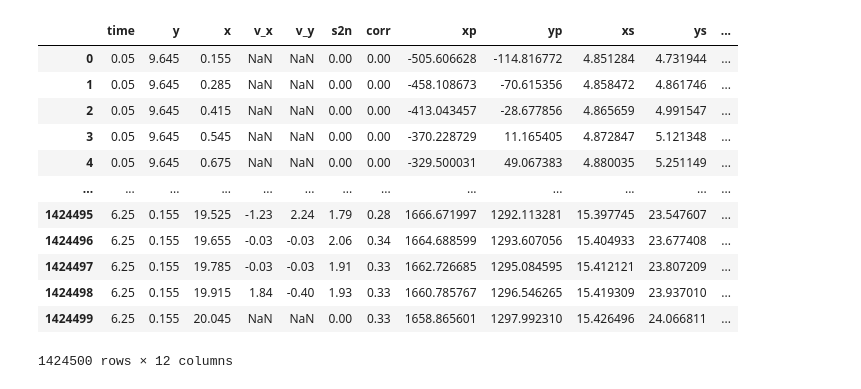
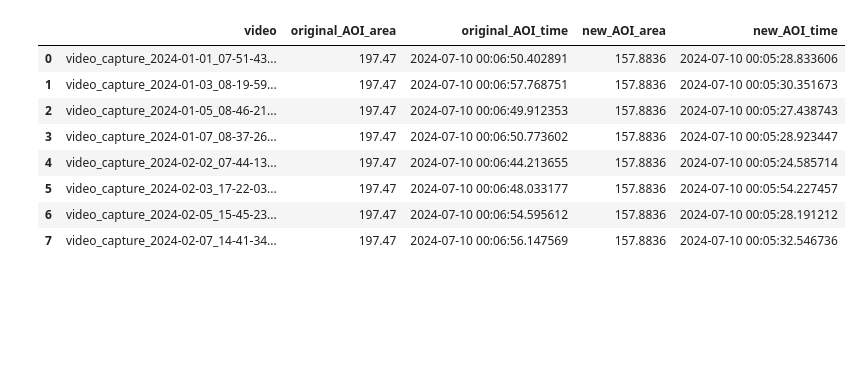
Before and after one commit to hfluke/PIV_UWRL, a Jupyter notebook: trash.ipynb, the cells around one changed output. Drawn from its saved outputs; the diff is of its cells as text; code cells hidden in the pictures; blank space fills up the shorter version.

Commit message:
reorganizing; restricting AOI for faster video processing

```diff
--- a/trash.ipynb
+++ b/trash.ipynb
@@ -24,16 +6,15 @@ df['velocity'] = [np.sqrt(x**2 + y**2) for x, y in zip(df['xs'], df['ys'])]
-# %%
-df
-# %% [output]
-|  | time | y | x | v_x | v_y | s2n | corr | xp | yp | xs | ys | ... |
-| 0 | 0.05 | 9.645 | 0.155 | NaN | NaN | 0.00 | 0.00 | -505.606628 | -114.816772 | 4.851284 | 4.731944 | ... |
-| 1 | 0.05 | 9.645 | 0.285 | NaN | NaN | 0.00 | 0.00 | -458.108673 | -70.615356 | 4.858472 | 4.861746 | ... |
-| 2 | 0.05 | 9.645 | 0.415 | NaN | NaN | 0.00 | 0.00 | -413.043457 | -28.677856 | 4.865659 | 4.991547 | ... |
-| 3 | 0.05 | 9.645 | 0.545 | NaN | NaN | 0.00 | 0.00 | -370.228729 | 11.165405 | 4.872847 | 5.121348 | ... |
-| 4 | 0.05 | 9.645 | 0.675 | NaN | NaN | 0.00 | 0.00 | -329.500031 | 49.067383 | 4.880035 | 5.251149 | ... |
-| ... | ... | ... | ... | ... | ... | ... | ... | ... | ... | ... | ... | ... |
-| 1424495 | 6.25 | 0.155 | 19.525 | -1.23 | 2.24 | 1.79 | 0.28 | 1666.671997 | 1292.113281 | 15.397745 | 23.547607 | ... |
-| 1424496 | 6.25 | 0.155 | 19.655 | -0.03 | -0.03 | 2.06 | 0.34 | 1664.688599 | 1293.607056 | 15.404933 | 23.677408 | ... |
-| 1424497 | 6.25 | 0.155 | 19.785 | -0.03 | -0.03 | 1.91 | 0.33 | 1662.726685 | 1295.084595 | 15.412121 | 23.807209 | ... |
-| 1424498 | 6.25 | 0.155 | 19.915 | 1.84 | -0.40 | 1.93 | 0.33 | 1660.785767 | 1296.546265 | 15.419309 | 23.937010 | ... |
-| 1424499 | 6.25 | 0.155 | 20.045 | NaN | NaN | 0.00 | 0.33 | 1658.865601 | 1297.992310 | 15.426496 | 24.066811 | ... |
-1424500 rows × 12 columns
+# %%
+df = pd.read_csv('AOI_analysis.csv')
+df.original_AOI_time = pd.to_datetime(df.original_AOI_time)
+df.new_AOI_time = pd.to_datetime(df.new_AOI_time)
+df
+# %% [output]
+|  | video | original_AOI_area | original_AOI_time | new_AOI_area | new_AOI_time |
+| 0 | video_capture_2024-01-01_07-51-43... | 197.47 | 2024-07-10 00:06:50.402891 | 157.8836 | 2024-07-10 00:05:28.833606 |
+| 1 | video_capture_2024-01-03_08-19-59... | 197.47 | 2024-07-10 00:06:57.768751 | 157.8836 | 2024-07-10 00:05:30.351673 |
+| 2 | video_capture_2024-01-05_08-46-21... | 197.47 | 2024-07-10 00:06:49.912353 | 157.8836 | 2024-07-10 00:05:27.438743 |
+| 3 | video_capture_2024-01-07_08-37-26... | 197.47 | 2024-07-10 00:06:50.773602 | 157.8836 | 2024-07-10 00:05:28.923447 |
+| 4 | video_capture_2024-02-02_07-44-13... | 197.47 | 2024-07-10 00:06:44.213655 | 157.8836 | 2024-07-10 00:05:24.585714 |
+| 5 | video_capture_2024-02-03_17-22-03... | 197.47 | 2024-07-10 00:06:48.033177 | 157.8836 | 2024-07-10 00:05:54.227457 |
+| 6 | video_capture_2024-02-05_15-45-23... | 197.47 | 2024-07-10 00:06:54.595612 | 157.8836 | 2024-07-10 00:05:28.191212 |
+| 7 | video_capture_2024-02-07_14-41-34... | 197.47 | 2024-07-10 00:06:56.147569 | 157.8836 | 2024-07-10 00:05:32.546736 |
```
Also changed, not shown: parts of 5 cells of this notebook, 14 other files.
